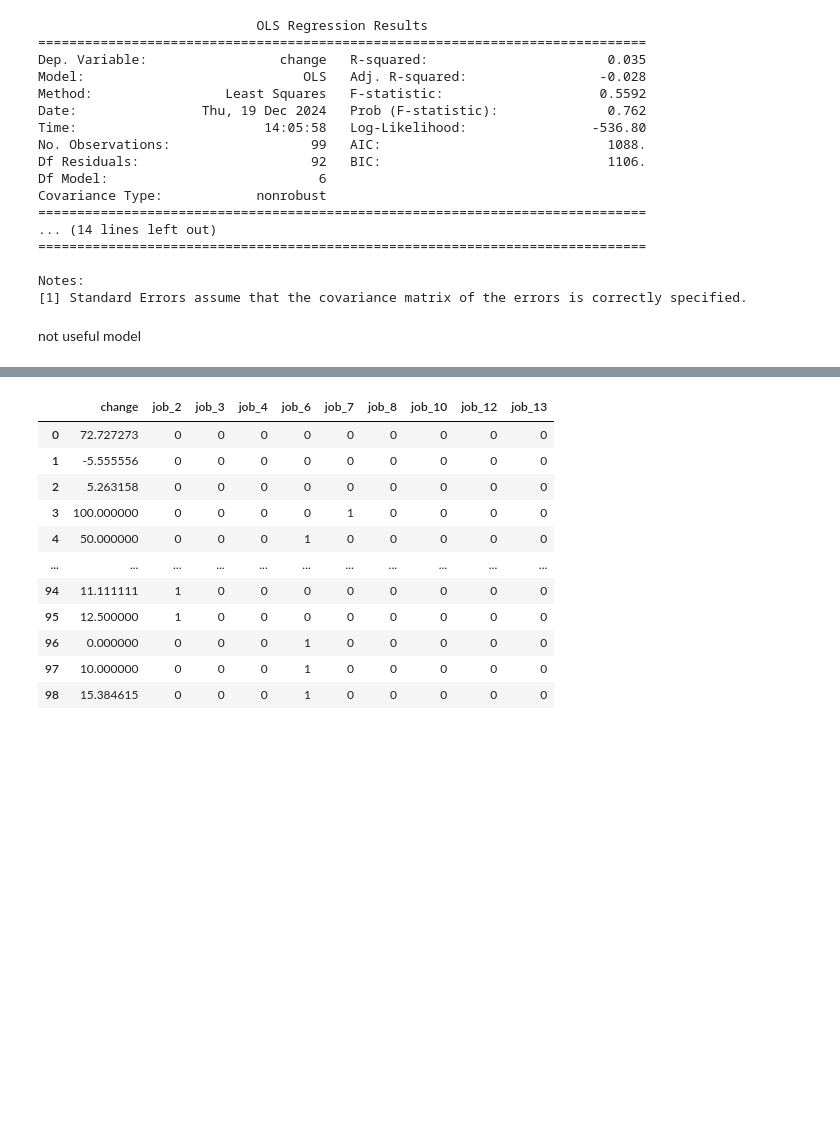
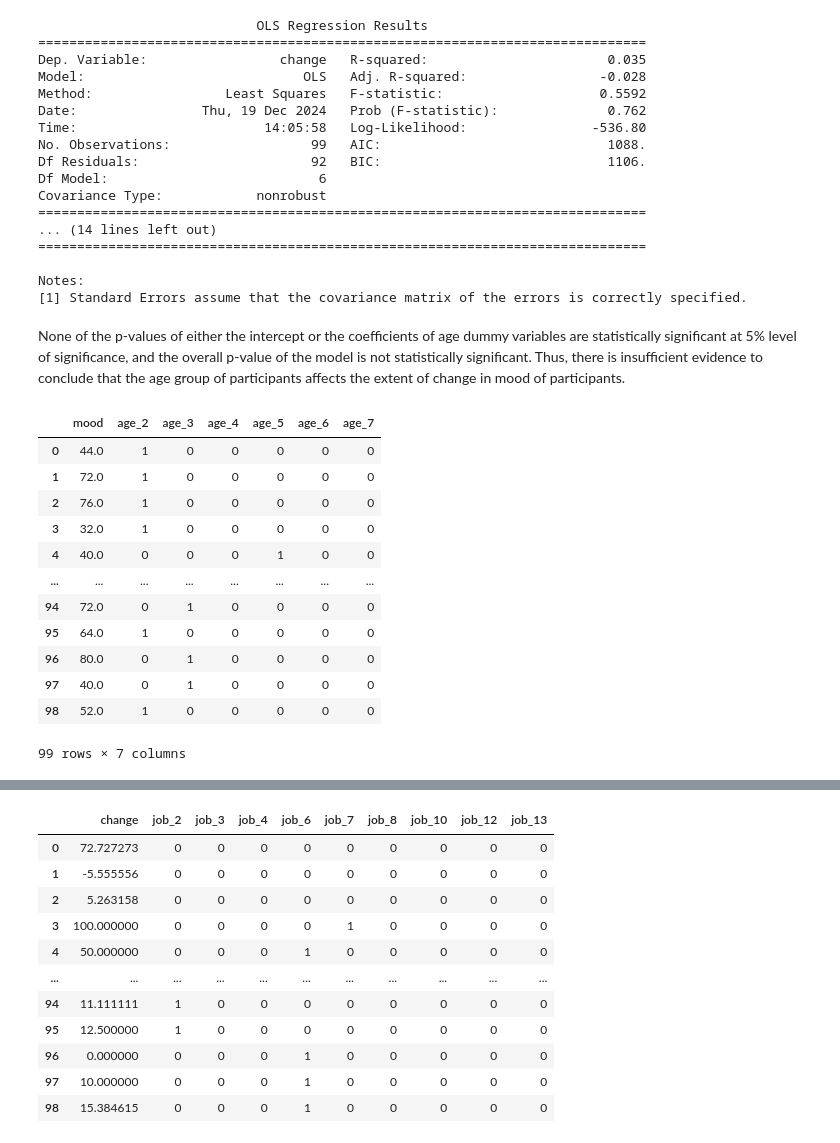
Before and after one commit to kohweien/growthbeans-projects, a Jupyter notebook: beantastic.ipynb, the cells around one changed output, grey strips where cells are left out. Drawn from its saved outputs; the diff is of its cells as text; code cells hidden in the pictures; blank space fills up the shorter version.

```diff
--- a/beantastic.ipynb
+++ b/beantastic.ipynb
@@ -410,5 +362,25 @@ Covariance Type:            nonrobust
 
 Notes:
 [1] Standard Errors assume that the covariance matrix of the errors is correctly specified.
-# %% [markdown]
-not useful model
+# %% [markdown]
+None of the p-values of either the intercept or the coefficients of age dummy variables are statistically significant at 5% level of significance, and the overall p-value of the model is not statistically significant. Thus, there is insufficient evidence to conclude that the age group of participants affects the extent of change in mood of participants.
+# %%
+agedf2 = df[["please select your age group", "mood_pre"]]
+agedf2.columns = ["age", "mood"]
+agedf2["age"] = agedf2.age.astype("category")
+agedf2 = pd.get_dummies(agedf2, dtype=int, drop_first=True)
+agedf2
+# %% [output]
+|  | mood | age_2 | age_3 | age_4 | age_5 | age_6 | age_7 |
+| 0 | 44.0 | 1 | 0 | 0 | 0 | 0 | 0 |
+| 1 | 72.0 | 1 | 0 | 0 | 0 | 0 | 0 |
+| 2 | 76.0 | 1 | 0 | 0 | 0 | 0 | 0 |
+| 3 | 32.0 | 1 | 0 | 0 | 0 | 0 | 0 |
+| 4 | 40.0 | 0 | 0 | 0 | 1 | 0 | 0 |
+| ... | ... | ... | ... | ... | ... | ... | ... |
+| 94 | 72.0 | 0 | 1 | 0 | 0 | 0 | 0 |
+| 95 | 64.0 | 1 | 0 | 0 | 0 | 0 | 0 |
+| 96 | 80.0 | 0 | 1 | 0 | 0 | 0 | 0 |
+| 97 | 40.0 | 0 | 1 | 0 | 0 | 0 | 0 |
+| 98 | 52.0 | 1 | 0 | 0 | 0 | 0 | 0 |
+99 rows × 7 columns
```
Also changed, not shown: parts of 38 cells of this notebook.
